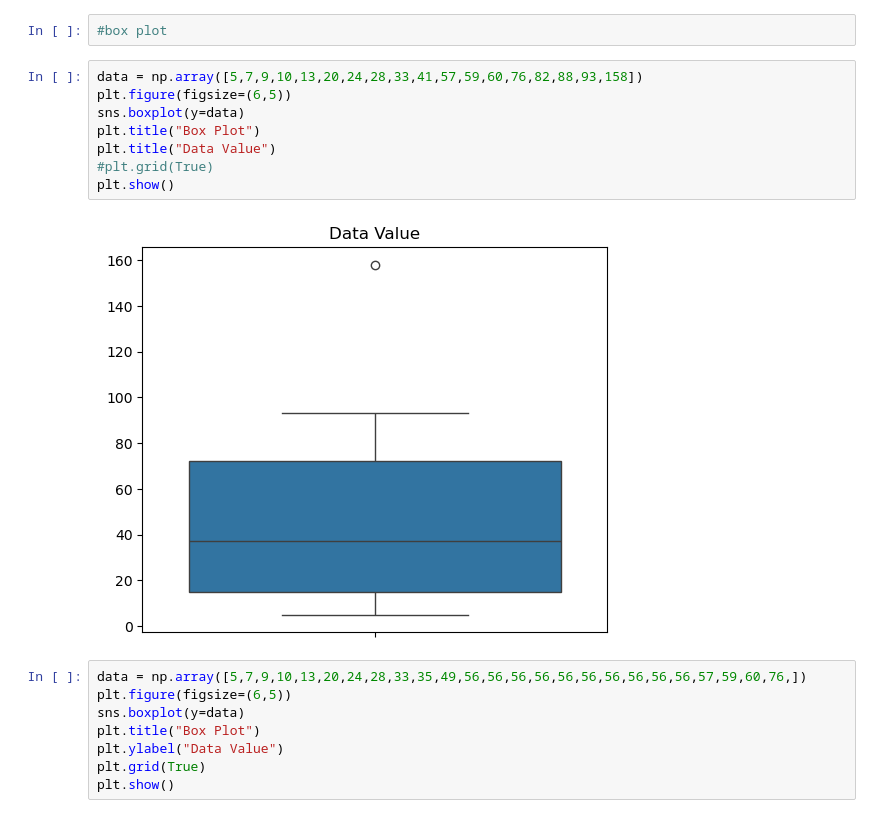
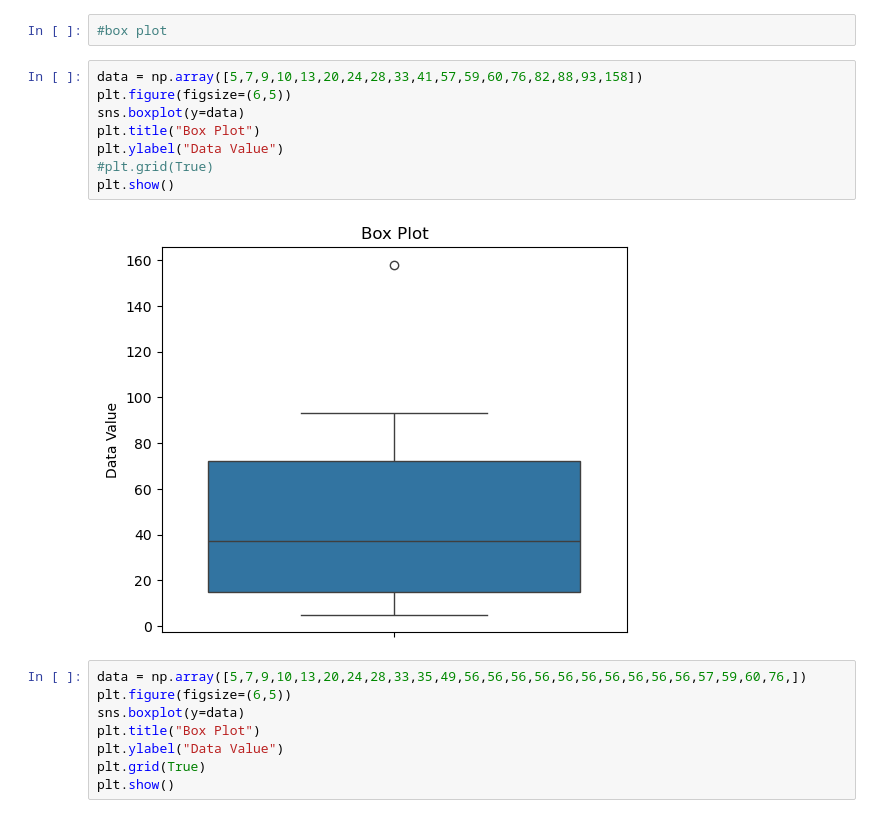
Before and after one commit to omerrkazakk/Data-Science, a Jupyter notebook: 12-BoxPlotExercise.ipynb, the cells around one changed output. Cells and saved outputs as stored; diff of their text form.

```diff
--- a/12-BoxPlotExercise.ipynb
+++ b/12-BoxPlotExercise.ipynb
@@ -8,13 +8,13 @@ import numpy as np
 # %%
 data = np.array([5,7,9,10,13,20,24,28,33,41,57,59,60,76,82,88,93,158])
 plt.figure(figsize=(6,5))
 sns.boxplot(y=data)
 plt.title("Box Plot")
-plt.title("Data Value")
+plt.ylabel("Data Value")
 #plt.grid(True)
 plt.show()
 # %% [output]
-[figure, old version]
+[figure, new version]
 # %%
 data = np.array([5,7,9,10,13,20,24,28,33,35,49,56,56,56,56,56,56,56,56,56,56,57,59,60,76,])
 plt.figure(figsize=(6,5))
```
Also changed, not shown: 6 other files.
